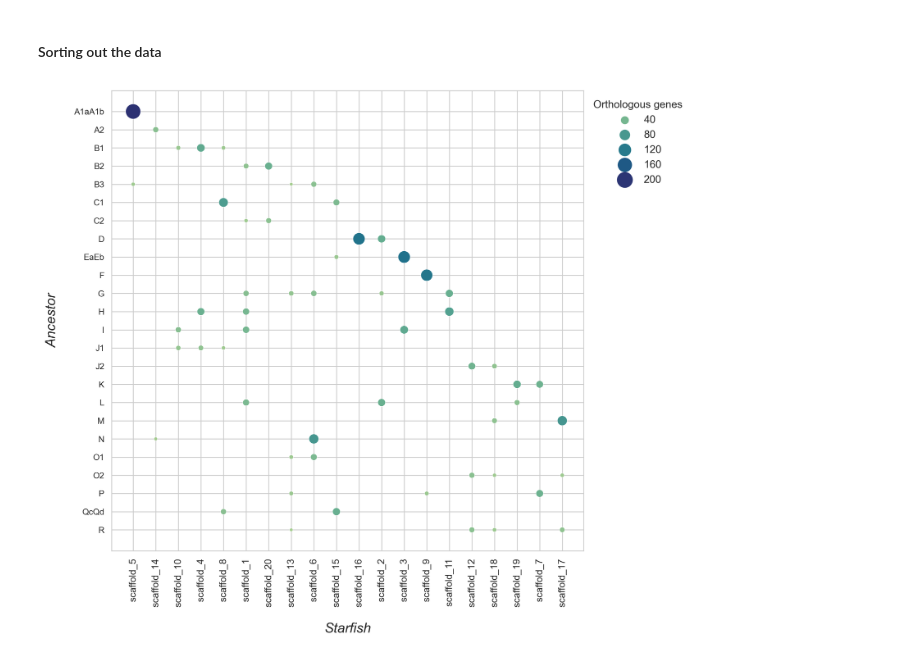
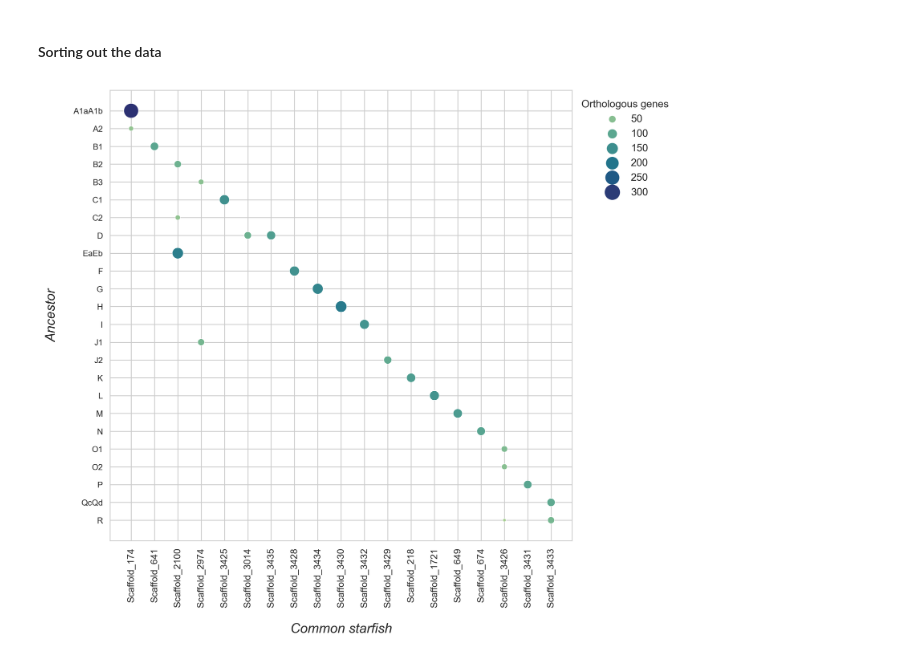
Before and after one commit to rajavat/orthology, a Jupyter notebook: Orthology.ipynb, the cells around one changed output. Saved outputs shown, nothing was run; the diff lists cells and outputs as text; code cells hidden in the pictures.

```diff
--- a/Orthology.ipynb
+++ b/Orthology.ipynb
@@ -96,7 +96,7 @@ Margla_Pecmax = Orthoscripts.orthFix(Margla_Pecmax, 'B', '.1', 0)
 Holleu_Bralan = Orthoscripts.orthFix(Holleu_Bralan, 'B', '_', 0)
 Holleu_Ampfil = Orthoscripts.orthFix(Holleu_Ampfil, 'B', '.1', 0)
 # %%
-AB = Orthoscripts.orthofy(Ancestor, Ampfil, Holleu_Ampfil)
-Orthoscripts.orthoplot(AB, 'Starfish', 'Ancestor', 'B', 'A')
+AB = Orthoscripts.orthofy(Ancestor, Parliv, Holleu_Parliv)
+Orthoscripts.orthoplot(AB, 'Common starfish', 'Ancestor', 'B', 'A')
 # %% [output]
-[figure, old version]
+[figure, new version]
```
Also changed, not shown: parts of 4 cells of this notebook, 3 other files.
